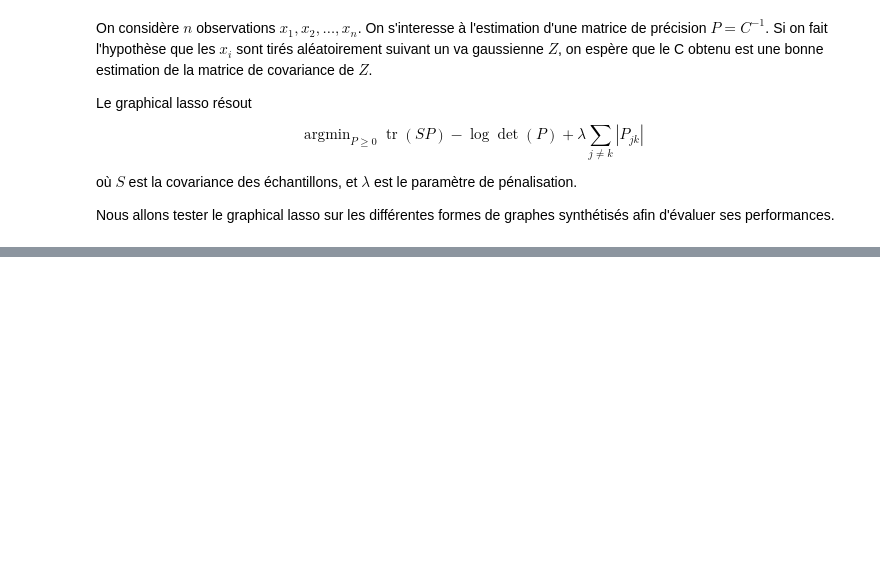
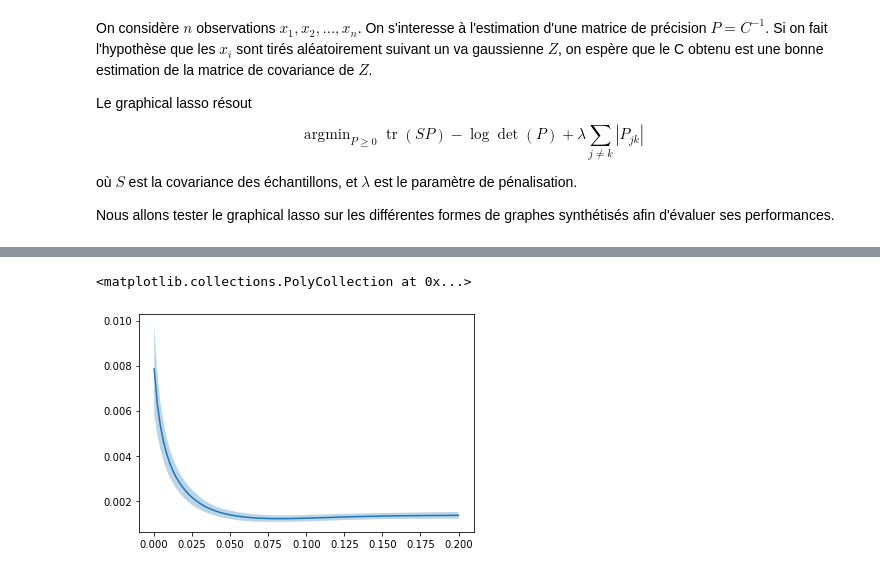
Before and after one commit to Guichaoua/AST_MVA2021, a Jupyter notebook: code/Projet - Graphical Lasso.ipynb, the cells around one changed output, grey strips where cells are left out. Saved outputs shown, nothing was run; the diff lists cells and outputs as text; code cells hidden in the pictures; blank space fills up the shorter version.

```diff
--- a/code/Projet - Graphical Lasso.ipynb
+++ b/code/Projet - Graphical Lasso.ipynb
@@ -114,0 +130,20 @@ gh.dessin_graphe(P1,Vx,Vy)
+# %%
+scoreL1 = []
+L = list(np.linspace(1e-4,0.2,100))
+n = 50
+for i in range(n):
+    X = (sc.linalg.sqrtm(C0)@np.random.randn(m,n)).T
+    C = X.T@X/n
+    score = []
+    for lamda in L:
+        C1,P1 = skc.graphical_lasso(C,lamda)
+        score.append(np.linalg.norm(P0-P1,1)/n**2)
+    scoreL1.append(score)
+
+M = np.mean(scoreL1, axis=0)
+S = np.std(scoreL1, axis=0)
+plt.plot(L,M)
+plt.fill_between(L,M-S, M+S ,alpha=0.3)
+# %% [output]
+<matplotlib.collections.PolyCollection at 0x...>
+[figure, added]
```
Also changed, not shown: parts of 16 cells of this notebook.
